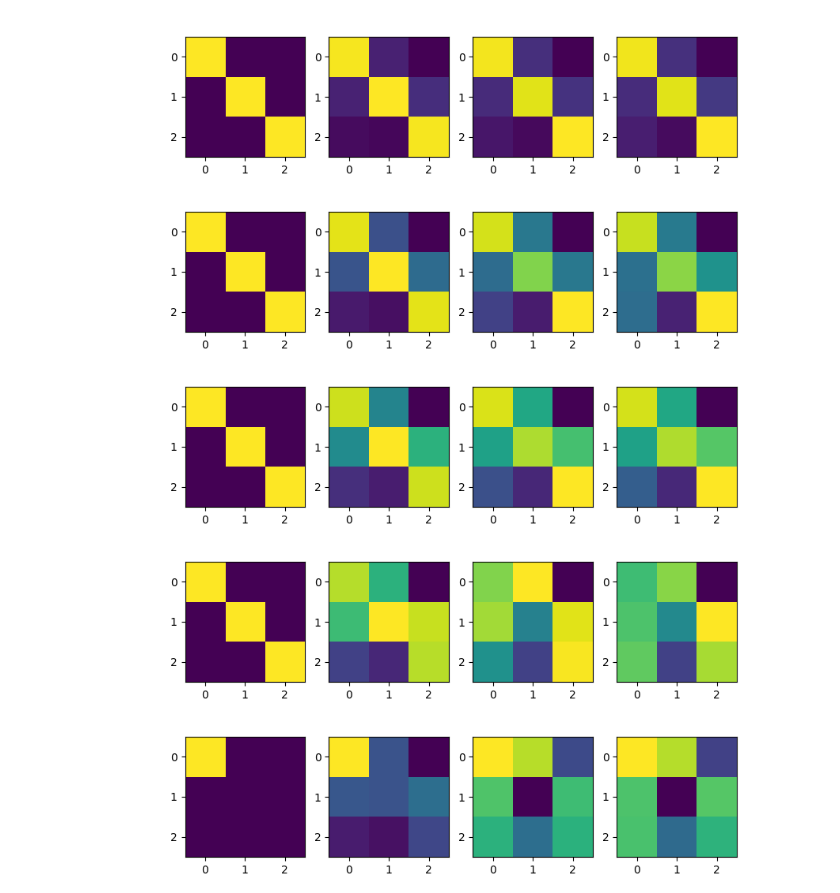
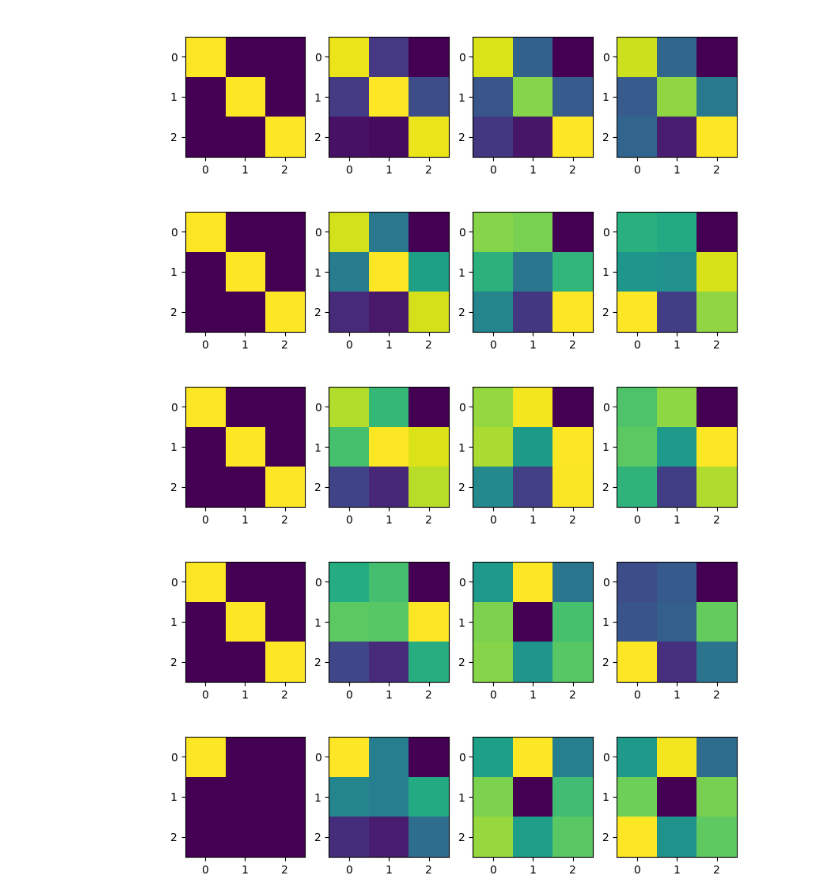
Before and after one commit to curiousdragon/denoising-diffusion-jax, a Jupyter notebook: diffusion.ipynb, the cells around one changed output. Drawn from its saved outputs; the diff is of its cells as text; code cells hidden in the pictures.

Commit message:
[code] Remove extra addition of state in diffusion

```diff
--- a/diffusion.ipynb
+++ b/diffusion.ipynb
@@ -12,12 +12,10 @@ def diffuse(key, x, var):
     Add Gaussian noise according to the variance schedule,
     at state x during timestep t.
     """
-    n = x.shape[0]
     # BEGIN SOLUTION
     mean = jnp.dot(jnp.sqrt(1 - var), x)
-    cov = jnp.dot(var, jnp.eye(n))
-    gaussian_noise = random.multivariate_normal(key, mean, cov)
-    return x + gaussian_noise
+    cov = jnp.dot(var, jnp.eye(x.shape[0]))
+    return random.multivariate_normal(key, mean, cov)
     # END SOLUTION
 
 @jit
@@ -56,28 +54,28 @@ var_schedules = [
 for var_schedule in var_schedules:
     create_and_show(0, var_schedule, x)
 # %% [output]
-[figure, old version]
+[figure, new version]
-[figure, old version]
+[figure, new version]
-[figure, old version]
+[figure, new version]
-[figure, old version]
+[figure, new version]
 # %%
 # BEGIN SOLUTION
 x = jnp.array([
     [1.0, 0.0, 0.0],
     [0.0, 0.0, 0.0],
     [0.0, 0.0, 0.0]])
 # END SOLUTION
 
 var_schedules = [
     # BEGIN SOLUTION
     jnp.array([0.1, 0.99, 0.1])
     # END SOLUTION
 ]
 
 for var_schedule in var_schedules:
-    state = create_and_show(0, var_schedule, x)
+    create_and_show(0, var_schedule, x)
 # %% [output]
-[figure, old version]
+[figure, new version]
 # %%
 # An interesting comparison in timing between
 # non-JIT and JIT versions of the diffuse function
```
Also changed, not shown: parts of 1 cell of this notebook.
